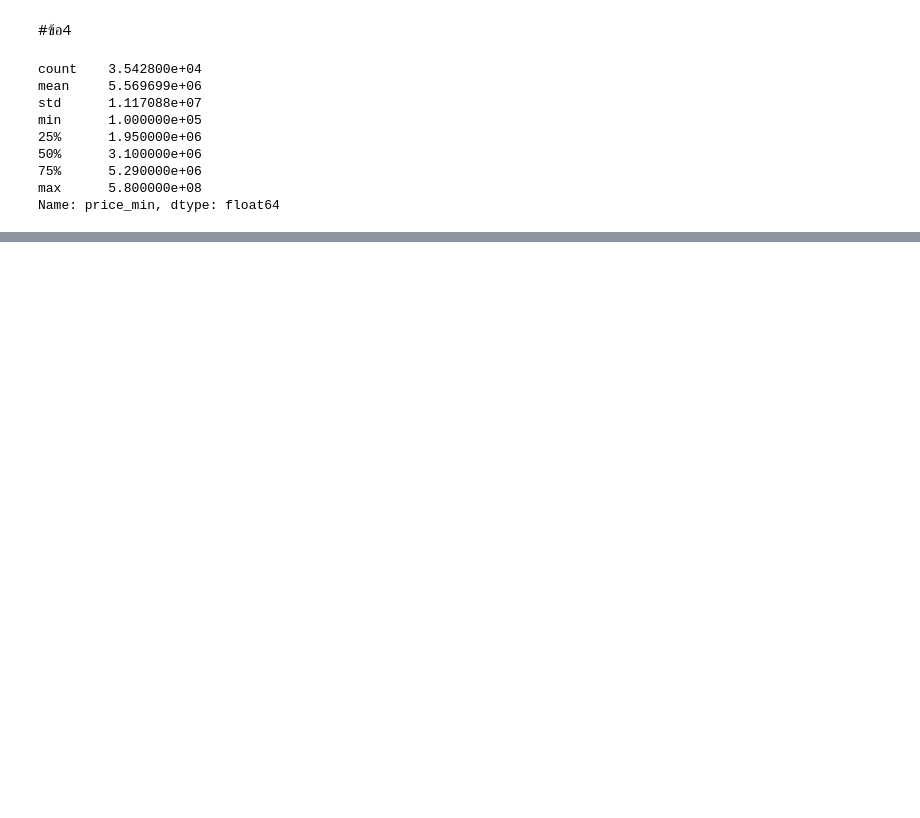
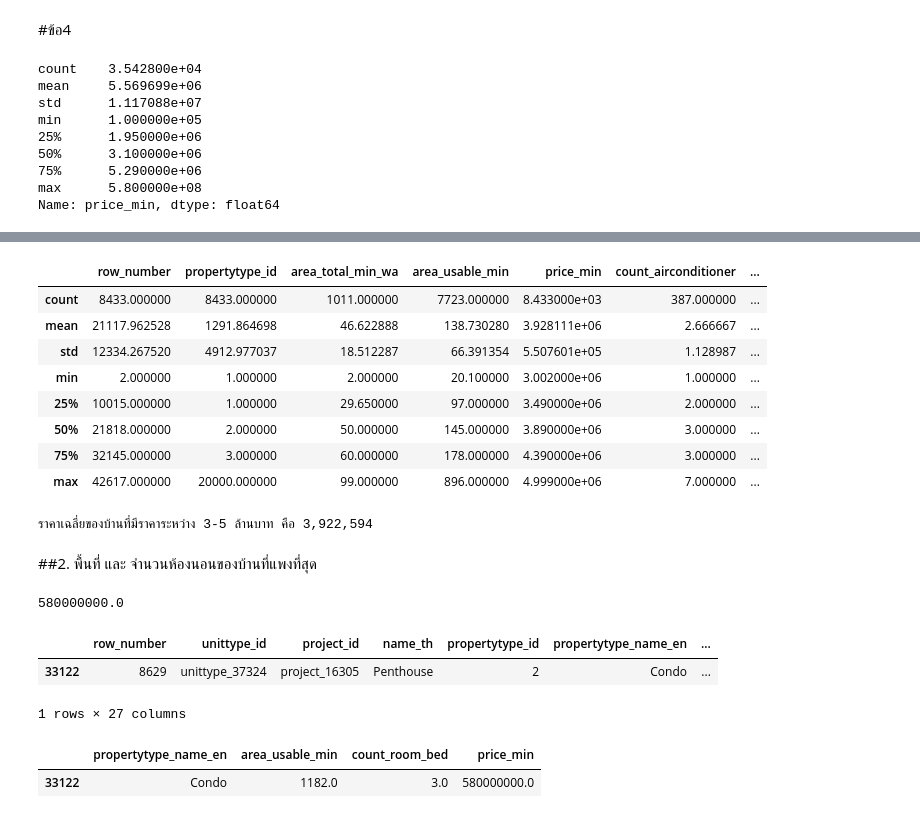
Before and after one commit to Praewphat/BasicProg_DataViz65, a Jupyter notebook: Pandas_Dataframe.ipynb, the cells around one changed output, grey strips where cells are left out. Drawn from its saved outputs; the diff is of its cells as text; code cells hidden in the pictures; blank space fills up the shorter version.

```diff
--- a/Pandas_Dataframe.ipynb
+++ b/Pandas_Dataframe.ipynb
@@ -253,0 +271,12 @@ Name: price_min, dtype: float64
+# %%
+data1[(data1['price_min']>=3000000) & (data1['price_min']<=5000000 )].describe()
+# %% [output]
+|  | row_number | propertytype_id | area_total_min_wa | area_usable_min | price_min | count_airconditioner | ... |
+| count | 8433.000000 | 8433.000000 | 1011.000000 | 7723.000000 | 8.433000e+03 | 387.000000 | ... |
+| mean | 21117.962528 | 1291.864698 | 46.622888 | 138.730280 | 3.928111e+06 | 2.666667 | ... |
+| std | 12334.267520 | 4912.977037 | 18.512287 | 66.391354 | 5.507601e+05 | 1.128987 | ... |
+| min | 2.000000 | 1.000000 | 2.000000 | 20.100000 | 3.002000e+06 | 1.000000 | ... |
+| 25% | 10015.000000 | 1.000000 | 29.650000 | 97.000000 | 3.490000e+06 | 2.000000 | ... |
+| 50% | 21818.000000 | 2.000000 | 50.000000 | 145.000000 | 3.890000e+06 | 3.000000 | ... |
+| 75% | 32145.000000 | 3.000000 | 60.000000 | 178.000000 | 4.390000e+06 | 3.000000 | ... |
+| max | 42617.000000 | 20000.000000 | 99.000000 | 896.000000 | 4.999000e+06 | 7.000000 | ... |
@@ -253,0 +285,21 @@ Name: price_min, dtype: float64
+# %%
+print(f'ราคาเฉลี่ยของบ้านที่มีราคาระหว่าง 3-5 ล้านบาท คือ {int(price_mean):,}')
+# %% [output]
+ราคาเฉลี่ยของบ้านที่มีราคาระหว่าง 3-5 ล้านบาท คือ 3,922,594
+# %% [markdown]
+##2. พื้นที่ และ จำนวนห้องนอนของบ้านที่แพงที่สุด
+# %%
+data1['price_min'].max()
+# %% [output]
+580000000.0
+# %%
+data1[data1['price_min']==data1['price_min'].max()]
+# %% [output]
+|  | row_number | unittype_id | project_id | name_th | propertytype_id | propertytype_name_en | ... |
+| 33122 | 8629 | unittype_37324 | project_16305 | Penthouse | 2 | Condo | ... |
+1 rows × 27 columns
+# %%
+data1[data1['price_min']==data1['price_min'].max()][['propertytype_name_en','area_usable_min','count_room_bed','price_min']]
+# %% [output]
+|  | propertytype_name_en | area_usable_min | count_room_bed | price_min |
+| 33122 | Condo | 1182.0 | 3.0 | 580000000.0 |
```
Also changed, not shown: parts of 11 cells of this notebook.
